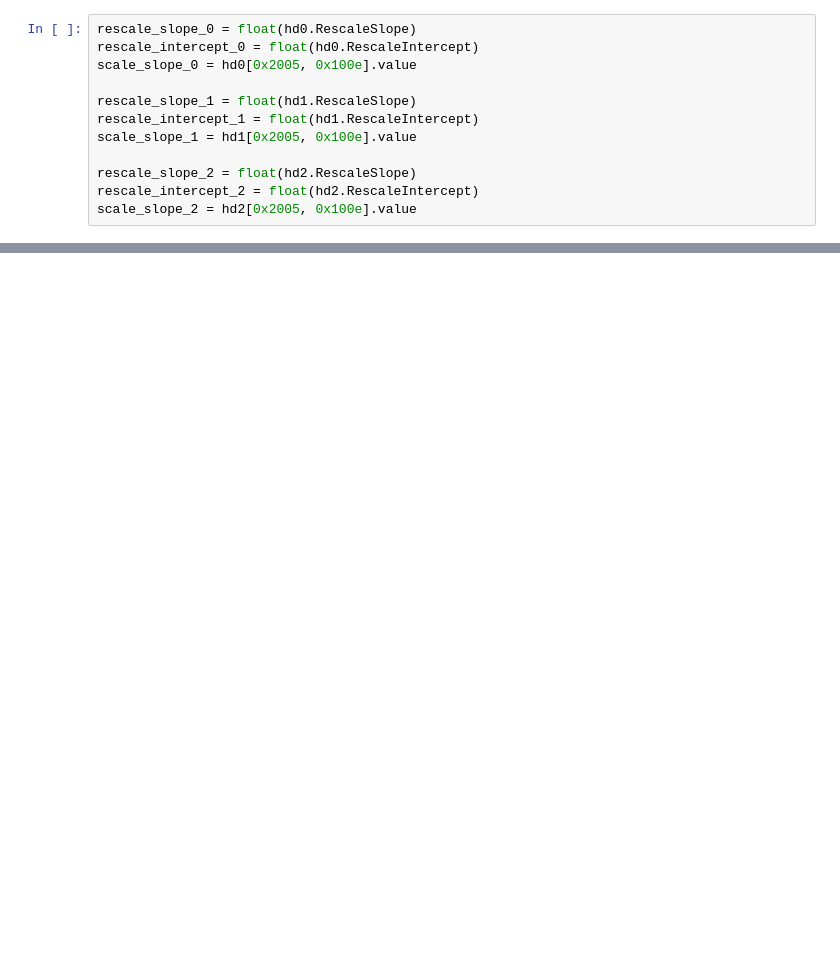
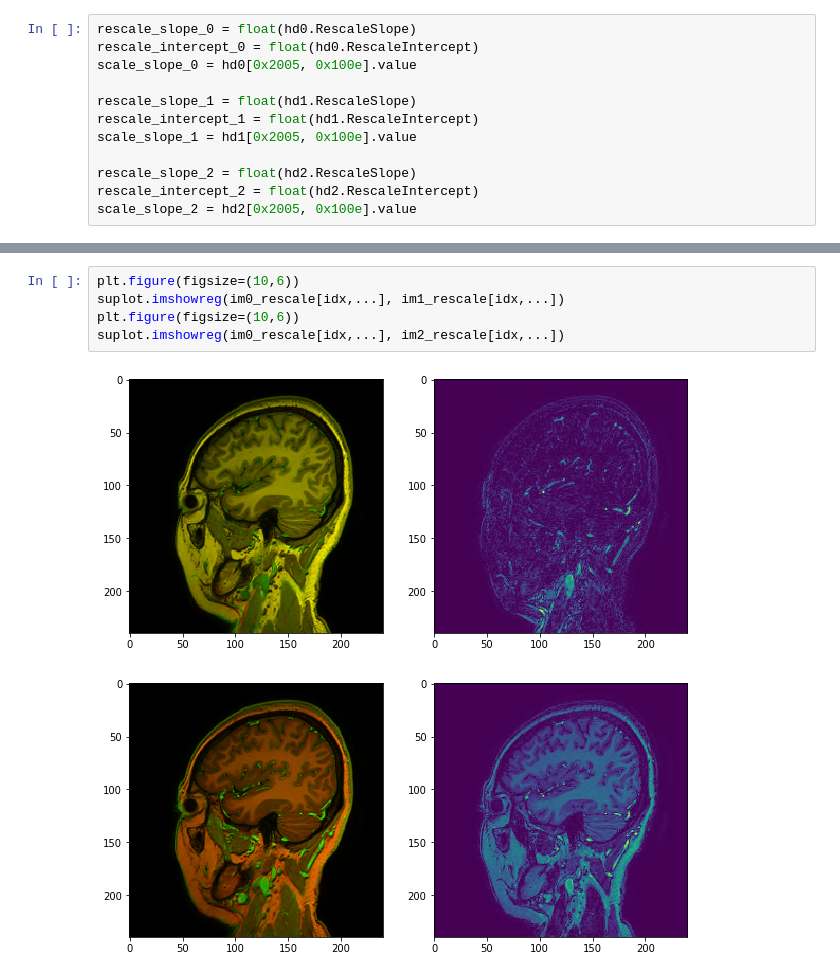
Before and after one commit to subtlemedicalinc/SubtleBoost, a Jupyter notebook: notebooks/Test_Tiantan_dicom_scaling.ipynb, the cells around one changed output, grey strips where cells are left out. Cells and saved outputs as stored; diff of their text form; blank space fills up the shorter version.

```diff
--- a/notebooks/Test_Tiantan_dicom_scaling.ipynb
+++ b/notebooks/Test_Tiantan_dicom_scaling.ipynb
@@ -131 +88,9 @@ suplot.imshowtile(np.stack((im0_reg_rescale[idx,...], im1_reg_rescale[idx,...],
+# %%
+plt.figure(figsize=(10,6))
+suplot.imshowreg(im0_rescale[idx,...], im1_rescale[idx,...])
+plt.figure(figsize=(10,6))
+suplot.imshowreg(im0_rescale[idx,...], im2_rescale[idx,...])
+# %% [output]
+[figure, added]
+[figure, added]
 # %%
```
Also changed, not shown: parts of 23 cells of this notebook.
